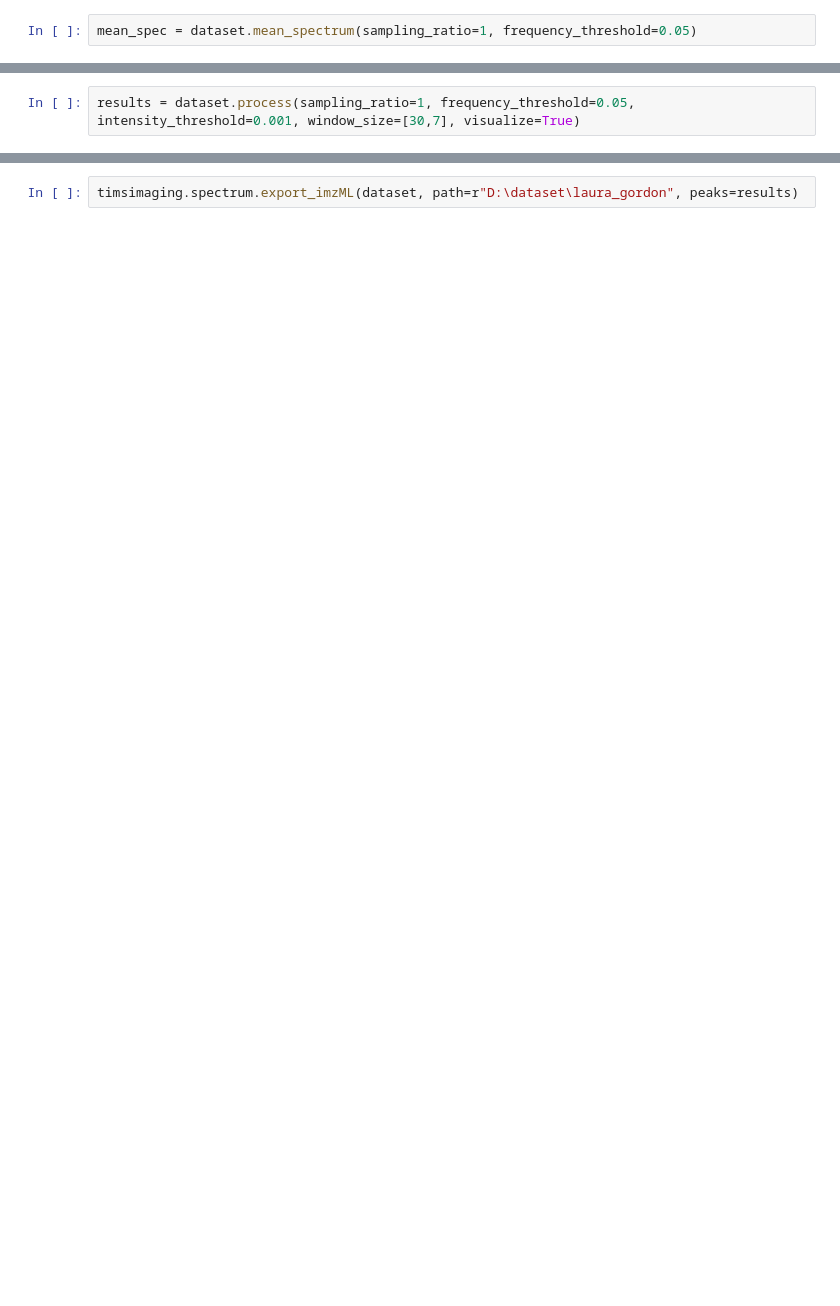
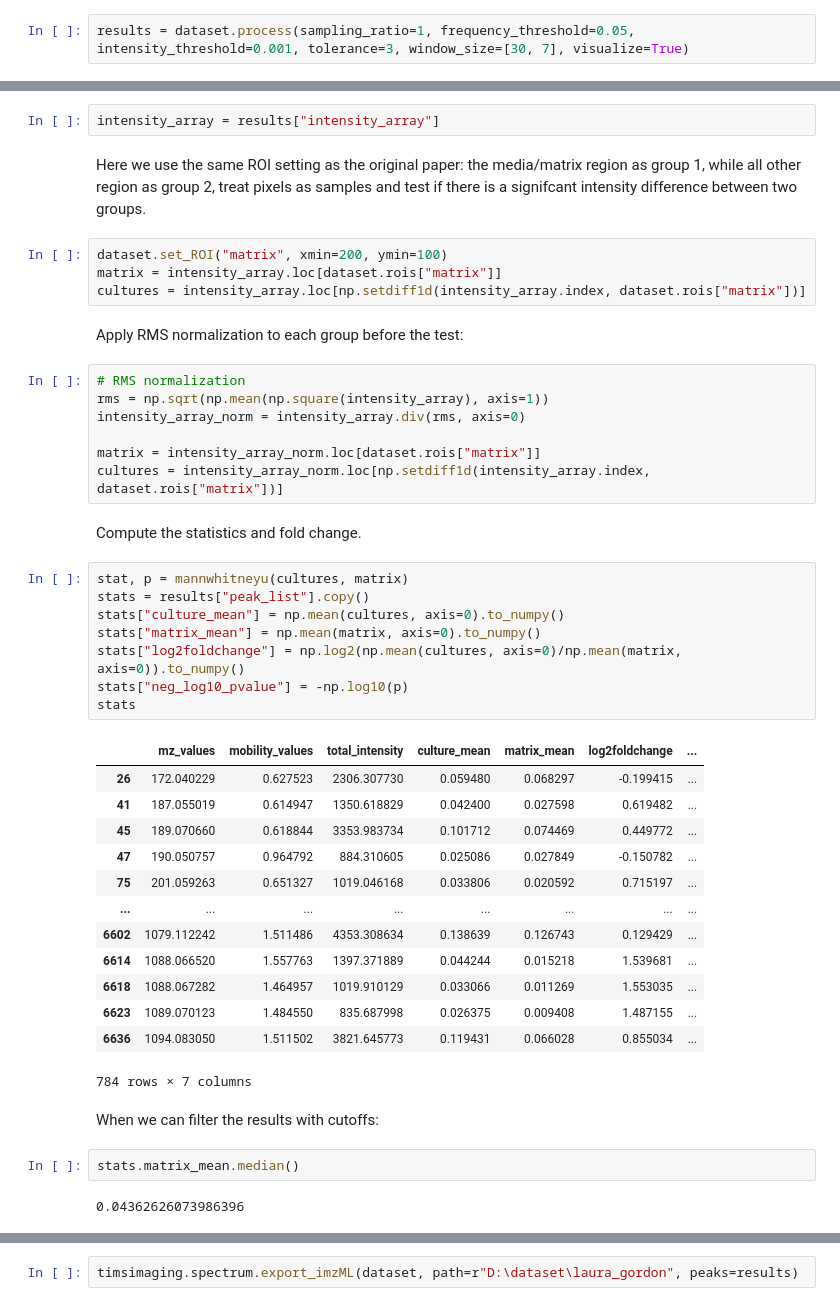
Before and after one commit to YinyueZhu/TIMSImaging, a Jupyter notebook: notebooks/Vignette5/5-microbial_culture.ipynb, the cells around one changed output, grey strips where cells are left out. Drawn from its saved outputs; the diff is of its cells as text; blank space fills up the shorter version.

```diff
--- a/notebooks/Vignette5/5-microbial_culture.ipynb
+++ b/notebooks/Vignette5/5-microbial_culture.ipynb
@@ -38,2 +46,2 @@ The first step is peak processing as usual. Due to the heterogeneity of regions,
 # %%
-mean_spec = dataset.mean_spectrum(sampling_ratio=1, frequency_threshold=0.05)
+results = dataset.process(sampling_ratio=1, frequency_threshold=0.05, intensity_threshold=0.001, tolerance=3, window_size=[30, 7], visualize=True)
@@ -122,2 +61,0 @@ intensity_array
-# %%
-results = dataset.process(sampling_ratio=1, frequency_threshold=0.05, intensity_threshold=0.001, window_size=[30,7], visualize=True)
@@ -130,0 +77,47 @@ show(results["viz"])
+# %%
+intensity_array = results["intensity_array"]
+# %% [markdown]
+Here we use the same ROI setting as the original paper: the media/matrix region as group 1, while all other region as group 2, treat pixels as samples and test if there is a signifcant intensity difference between two groups.
+# %%
+dataset.set_ROI("matrix", xmin=200, ymin=100)
+matrix = intensity_array.loc[dataset.rois["matrix"]]
+cultures = intensity_array.loc[np.setdiff1d(intensity_array.index, dataset.rois["matrix"])]
+# %% [markdown]
+Apply RMS normalization to each group before the test:
+# %%
+# RMS normalization
+rms = np.sqrt(np.mean(np.square(intensity_array), axis=1))
+intensity_array_norm = intensity_array.div(rms, axis=0)
+
+matrix = intensity_array_norm.loc[dataset.rois["matrix"]]
+cultures = intensity_array_norm.loc[np.setdiff1d(intensity_array.index, dataset.rois["matrix"])]
+# %% [markdown]
+Compute the statistics and fold change.
+# %%
+stat, p = mannwhitneyu(cultures, matrix)
+stats = results["peak_list"].copy()
+stats["culture_mean"] = np.mean(cultures, axis=0).to_numpy()
+stats["matrix_mean"] = np.mean(matrix, axis=0).to_numpy()
+stats["log2foldchange"] = np.log2(np.mean(cultures, axis=0)/np.mean(matrix, axis=0)).to_numpy()
+stats["neg_log10_pvalue"] = -np.log10(p)
+stats
+# %% [output]
+|  | mz_values | mobility_values | total_intensity | culture_mean | matrix_mean | log2foldchange | ... |
+| 26 | 172.040229 | 0.627523 | 2306.307730 | 0.059480 | 0.068297 | -0.199415 | ... |
+| 41 | 187.055019 | 0.614947 | 1350.618829 | 0.042400 | 0.027598 | 0.619482 | ... |
+| 45 | 189.070660 | 0.618844 | 3353.983734 | 0.101712 | 0.074469 | 0.449772 | ... |
+| 47 | 190.050757 | 0.964792 | 884.310605 | 0.025086 | 0.027849 | -0.150782 | ... |
+| 75 | 201.059263 | 0.651327 | 1019.046168 | 0.033806 | 0.020592 | 0.715197 | ... |
+| ... | ... | ... | ... | ... | ... | ... | ... |
+| 6602 | 1079.112242 | 1.511486 | 4353.308634 | 0.138639 | 0.126743 | 0.129429 | ... |
+| 6614 | 1088.066520 | 1.557763 | 1397.371889 | 0.044244 | 0.015218 | 1.539681 | ... |
+| 6618 | 1088.067282 | 1.464957 | 1019.910129 | 0.033066 | 0.011269 | 1.553035 | ... |
+| 6623 | 1089.070123 | 1.484550 | 835.687998 | 0.026375 | 0.009408 | 1.487155 | ... |
+| 6636 | 1094.083050 | 1.511502 | 3821.645773 | 0.119431 | 0.066028 | 0.855034 | ... |
+784 rows × 7 columns
+# %% [markdown]
+When we can filter the results with cutoffs:
+# %%
+stats.matrix_mean.median()
+# %% [output]
+0.04362626073986396
```
Also changed, not shown: parts of 55 cells of this notebook, 14 other files.
